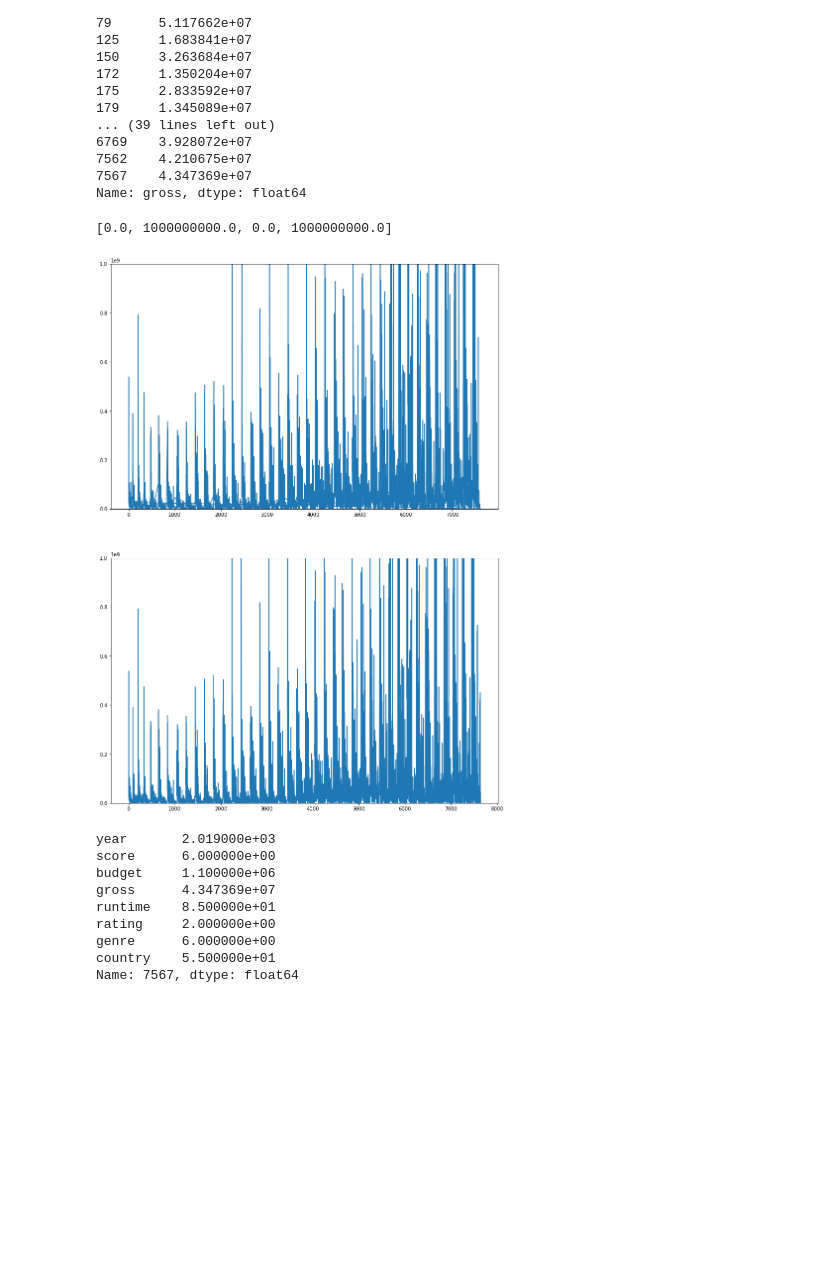
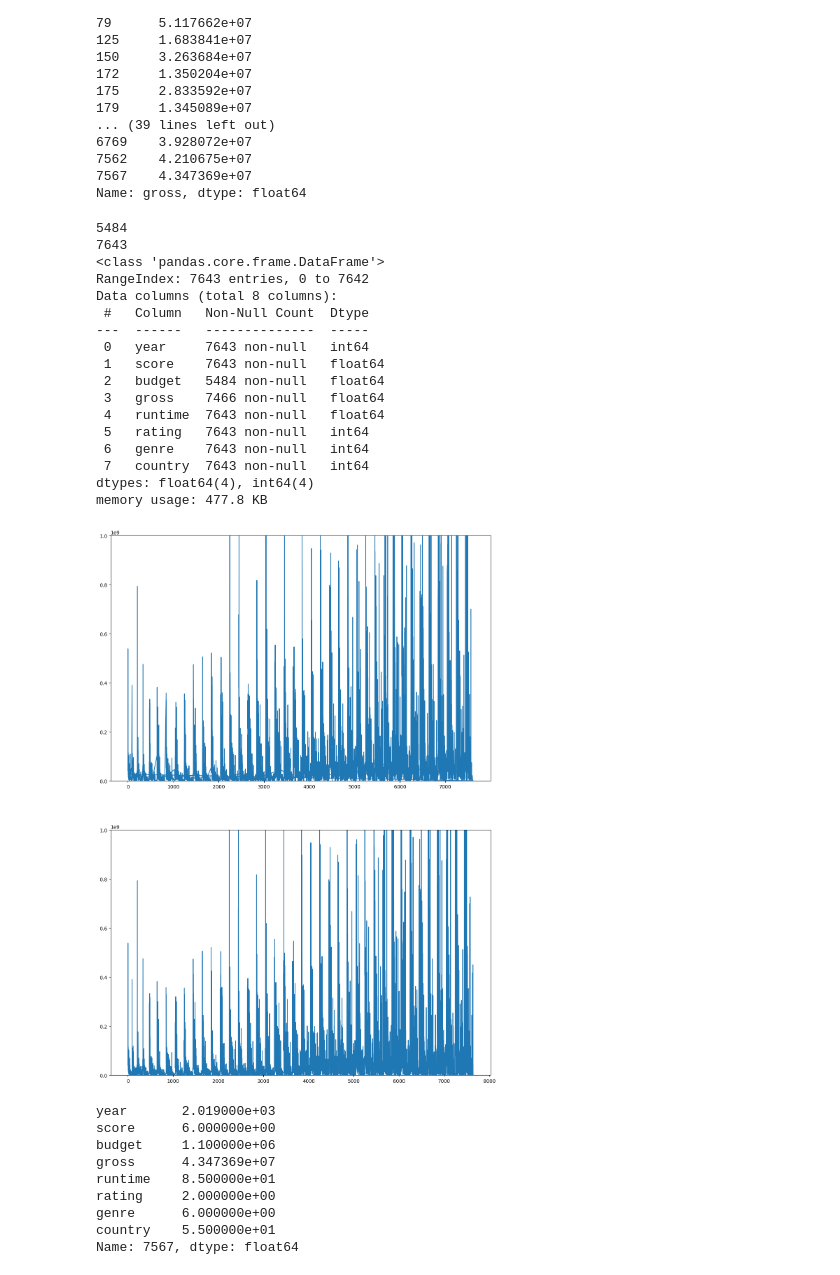
Before and after one commit to dchicasduena/COMP3400_Project, a Jupyter notebook: Iteration 2/Project2.ipynb, the cells around one changed output. Drawn from its saved outputs; the diff is of its cells as text; code cells hidden in the pictures; blank space fills up the shorter version.

```diff
--- a/Iteration 2/Project2.ipynb
+++ b/Iteration 2/Project2.ipynb
@@ -501,18 +504,42 @@ Name: gross, dtype: float64
 # %%
 fig, axs = plt.subplots(2,1,figsize = (14, 20))
 
 m2_predicted['gross'].plot(ax = axs[0])
 # plt.ylim(bottom = 0,top = 10000000000)
 m2['gross'].plot(ax = axs[1])
 # plt.ylim(bottom = 0,top = 10000000000)
 
 custom_ylim = (0, 1000000000)
 
 # Setting the values for all axes.
 plt.setp(axs, ylim=custom_ylim)
+
+print(len(m2_predicted['gross']))
+print(len(m2['gross']))
+
+
+r2 = r2_score(m2['budget'].dropna(), m2_predicted['budget'])
+r2
+m2.info()
 # %% [output]
-[0.0, 1000000000.0, 0.0, 1000000000.0]
+5484
+7643
+<class 'pandas.core.frame.DataFrame'>
+RangeIndex: 7643 entries, 0 to 7642
+Data columns (total 8 columns):
+ #   Column   Non-Null Count  Dtype
+---  ------   --------------  -----
+ 0   year     7643 non-null   int64
+ 1   score    7643 non-null   float64
+ 2   budget   5484 non-null   float64
+ 3   gross    7466 non-null   float64
+ 4   runtime  7643 non-null   float64
+ 5   rating   7643 non-null   int64
+ 6   genre    7643 non-null   int64
+ 7   country  7643 non-null   int64
+dtypes: float64(4), int64(4)
+memory usage: 477.8 KB
-[figure, old version]
+[figure, new version]
 # %%
 m2_predicted.loc[7567]
 # %% [output]
```
Also changed, not shown: parts of 16 cells of this notebook.
